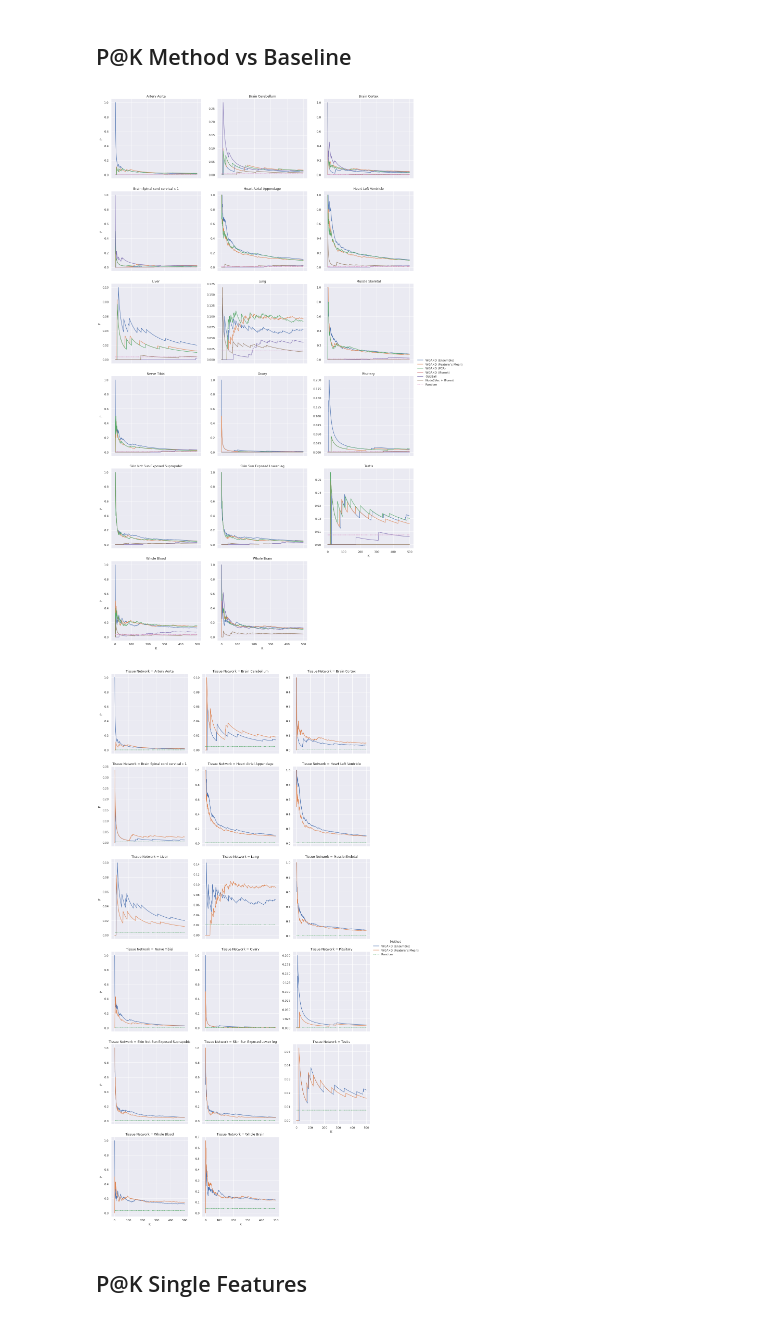
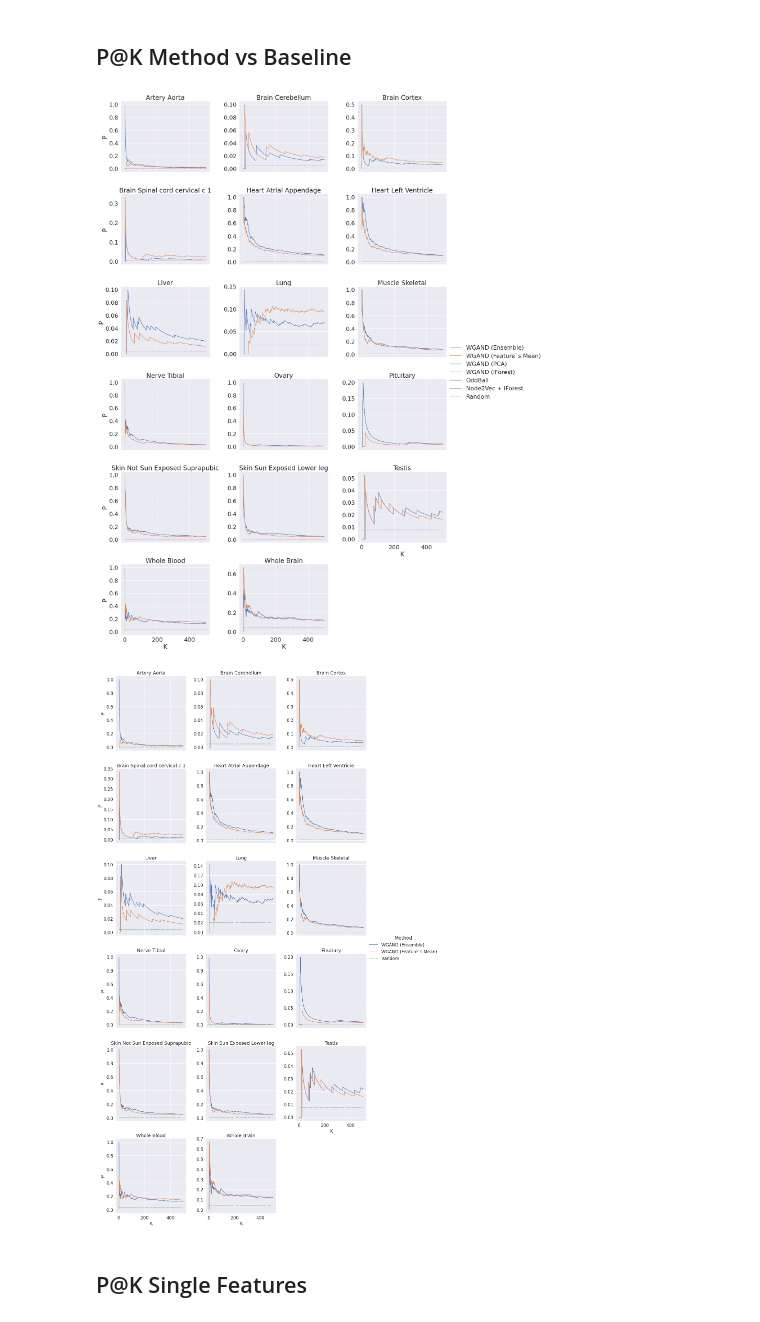
Before and after one commit to data4goodlab/wgand, a Jupyter notebook: Baselines.ipynb, the cells around one changed output. Cells and saved outputs as stored; diff of their text form; code cells hidden in the pictures.

```diff
--- a/Baselines.ipynb
+++ b/Baselines.ipynb
@@ -452,7 +452,7 @@ for _, row in tqdm(tissue_mapping.iterrows(), total=len(tissue_mapping)):
     nad.set_gdf_features(edge_df["features"])
     # nad.train_weight_classifier()
     nad.fit()
-    probs = nad.predict_proba(nodes)
+    probs = nad.predict_proba(nodes, method="inverse")
 
     temp = get_metrics(y, probs)
     temp["tissue_name"] = tissue_name
@@ -663,30 +664,34 @@ df_methods = pd.concat([wgand_preds, baseline_preds, oddball_preds, df_random, f
 # %%
 import seaborn as sns
 sns.set_theme()
+sns.set(font_scale=2)
 style = {f:"" for f in set(df_methods["Method"])}
 style["Random"] =  (3, 1.25, 3, 1.25, 1.25, 1.25, 1.25, 1.25)
 hue_order = ["WGAND (Ensemble)", "WGAND (Feature`s Mean)", "WGAND (PCA)", "WGAND (IForest)", "OddBall", "Node2Vec + IForest", "Random"]
 g = sns.relplot(data=df_methods[df_methods.K<500],x="K", y="P", hue="Method", col="Tissue Network", kind="line",col_wrap=3, dashes=style,style="Method", hue_order=hue_order, facet_kws={'sharey': False, 'sharex': True})
 
 ax1 = g.fig.axes[0]
 h,l =  ax1.get_legend_handles_labels()
 g.legend.remove()
 g.add_legend(dict(zip(l[0:7], h[0:7])))
 
 for ax in g.axes:
     ax.set_title(ax.title.get_text().replace('Tissue Network = ', ""))
 g.savefig("figures/p@k_clf.png", dpi=300)
 # %% [output]
-[figure, old version]
+[figure, new version]
 # %%
 import seaborn as sns
 sns.set_theme()
+sns.set(font_scale=1.5)
 df_methods = pd.concat([wgand_preds, feature_comb_preds,  df_random], ignore_index=True)
 style = {f:"" for f in set(df_methods["Method"])}
 style["Random"] =  (3, 1.25, 3, 1.25, 1.25, 1.25, 1.25, 1.25)
 g = sns.relplot(data=df_methods[df_methods.K<500],x="K", y="P", hue="Method", col="Tissue Network", kind="line",col_wrap=3, dashes=style,style="Method",  facet_kws={'sharey': False, 'sharex': True})
+for ax in g.axes:
+    ax.set_title(ax.title.get_text().replace('Tissue Network = ', ""))
 # %% [output]
-[figure, old version]
+[figure, new version]
 # %% [markdown]
 ## P@K Single Features
 # %%
```
Also changed, not shown: parts of 20 cells of this notebook.
